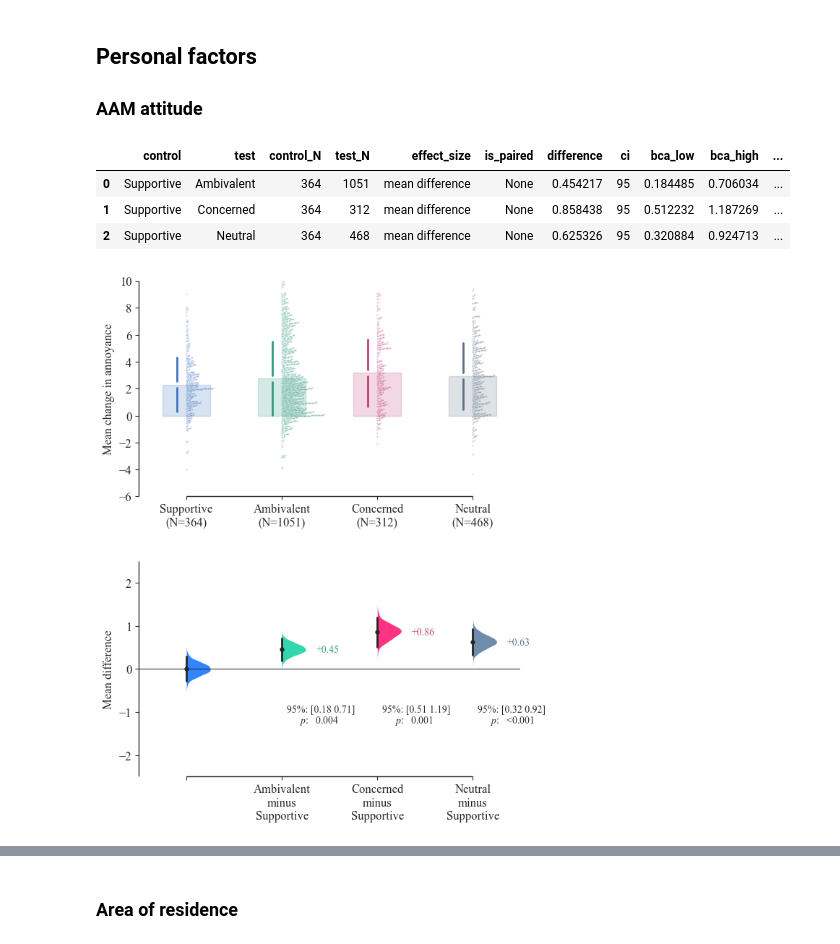
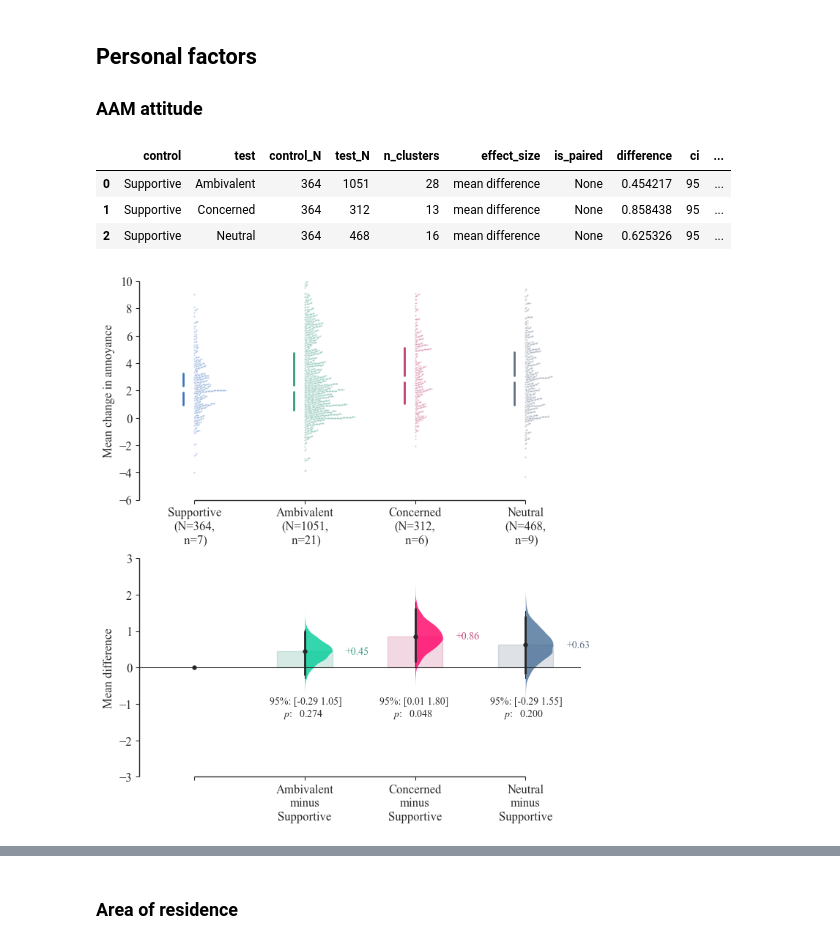
Before and after one commit to acoustics-code-salford/refmap-psychoacoustics, a Jupyter notebook: src/refmap_psychoacoustics/notebooks/refmap_listest2_analysis_dabest.ipynb, the cells around one changed output, grey strips where cells are left out. Saved outputs shown, nothing was run; the diff lists cells and outputs as text; code cells hidden in the pictures.

```diff
--- a/src/refmap_psychoacoustics/notebooks/refmap_listest2_analysis_dabest.ipynb
+++ b/src/refmap_psychoacoustics/notebooks/refmap_listest2_analysis_dabest.ipynb
@@ -1482,22 +1487,22 @@ dataloadBL.cohens_d.statistical_tests
 # assign data for processing
 dataloadBL = dabest.load(data=data[data['UASType'] == 'T150'], idx=sorted(list(data['UASEvents'].unique())),
                          x='UASEvents', y='dAnnoyance', paired='baseline',
-                         id_col='dummyID', resamples=5000, random_seed=303,
+                         id_col='dummyID', cluster_col='ID', resamples=5000, random_seed=303,
                          ps_adjust=True)
 
 # calculate effect sizes and plot
 fig, ax = plt.subplots(figsize=(5, 3))
 dataMD = dataloadBL.mean_diff.plot(custom_palette=mycolours,
-                                   contrast_bars=False,
+                                   group_summaries='median_quartiles',
+                                   contrast_bars=True,
+                                   contrast_paired_lines=False,
                                    raw_ylim=(-6, 10),
                                    raw_label="Mean change in annoyance",
                                    contrast_marker_size=3.5,
-                                   show_baseline_ec=True,
+                                   show_baseline_ec=False,
                                    contrast_kwargs={'alpha': 0.8},
-                                   delta_dot_kwargs={'size': 1, 'side': 'left',
-                                                     'alpha': 0.25, 'zorder': 1},
-                                   delta_text_kwargs={'y_coordinates': [1.8]*(len(data['UASEvents'].unique()) - 1)},
-                                   contrast_ylim=(-9, 9),
+                                   delta_dot=False,
+                                   contrast_ylim=(-1, 3),
                                    slopegraph_kwargs={'linewidth': 0.25,
                                                       'alpha': 0.25,
                                                       'jitter': 0.05},
@@ -1513,8 +1518,8 @@ contrast_ax = ax.contrast_axes
 # label results
 for ii, diff in enumerate(diffs):
     vals = display_round(diff[1:3], digits=2, floor=False)
-    contrast_ax.text(x=ii + 1.05, y=-5, s="95%: [" + " ".join(vals) + "]", fontsize=10)
-    contrast_ax.text(x=ii + 1.18, y=-6.25, s=r"$p$:   " + display_round(diff[3], digits=3), fontsize=10)
+    contrast_ax.text(x=ii + 0.68, y=-0.3, s="95%: [" + " ".join(vals) + "]", fontsize=10)
+    contrast_ax.text(x=ii + 0.8, y=-0.6, s=r"$p$:   " + display_round(diff[3], digits=3), fontsize=10)
 
 if saveplots:
 
@@ -1553,54 +1558,54 @@ data = data.loc[:, ['ID', 'StimID', 'AAMAttitude', 'dAnnoyance']]
 
 # assign data for processing
 dataload = dabest.load(data=data, idx=list(data['AAMAttitude'].cat.categories),
-                         x='AAMAttitude', y='dAnnoyance', resamples=5000, random_seed=303)
+                         x='AAMAttitude', y='dAnnoyance', cluster_col='ID', resamples=5000, random_seed=303)
 
 # calculate effect sizes and plot
-fig, ax = plt.subplots(figsize=(6.5, 4))
+fig, ax = plt.subplots(figsize=(7, 4))
 dataMD = dataload.mean_diff.plot(custom_palette=mycolours,
+                                 group_summaries='median_quartiles',
+                                 raw_bars=False,
                                  raw_marker_size=0.1,
                                  raw_alpha=0.25,
                                  raw_ylim=(-6, 10),
                                  raw_label="Mean change in annoyance",
                                  contrast_marker_size=3.5,
-                                 contrast_bars=False,
-                                 show_baseline_ec=True,
+                                 contrast_bars=True,
+                                 show_baseline_ec=False,
                                  contrast_kwargs={'alpha': 0.8},
-                                 delta_dot_kwargs={'size': 1, 'side': 'left',
-                                                    'alpha': 0.25, 'zorder': 1},
-                                 contrast_ylim=(-2.5, 2.5),
+                                 contrast_ylim=(-3, 3),
                                    ax=ax)
 
 diffs = dataload.mean_diff.statistical_tests[['difference',
                                               'bca_low',
                                               'bca_high',
                                               'pvalue_permutation']].values
 
 contrast_ax = ax.contrast_axes
 
 # label results
 for ii, diff in enumerate(diffs):
     vals = display_round(diff[1:3], digits=2, floor=False)
-    contrast_ax.text(x=ii + 1.05, y=-1, s="95%: [" + " ".join(vals) + "]", fontsize=10)
-    contrast_ax.text(x=ii + 1.18, y=-1.25, s=r"$p$:   " + display_round(diff[3], digits=3), fontsize=10)
+    contrast_ax.text(x=ii + 0.68, y=-1, s="95%: [" + " ".join(vals) + "]", fontsize=10)
+    contrast_ax.text(x=ii + 0.8, y=-1.35, s=r"$p$:   " + display_round(diff[3], digits=3), fontsize=10)
 
 if saveplots:
 
     filename = "dAnnoyAAMAttitudeDabest"
 
     plt.savefig(os.path.join(outFigPath, "svg", filename + ".svg"),
                 format='svg', bbox_inches='tight')
     plt.savefig(os.path.join(outFigPath, "pdf", filename + ".pdf"),
                 format='pdf', bbox_inches='tight')
 
 dataMD;
 dataload.mean_diff.statistical_tests
 # %% [output]
-|  | control | test | control_N | test_N | effect_size | is_paired | difference | ci | bca_low | bca_high | ... |
-| 0 | Supportive | Ambivalent | 364 | 1051 | mean difference | None | 0.454217 | 95 | 0.184485 | 0.706034 | ... |
-| 1 | Supportive | Concerned | 364 | 312 | mean difference | None | 0.858438 | 95 | 0.512232 | 1.187269 | ... |
-| 2 | Supportive | Neutral | 364 | 468 | mean difference | None | 0.625326 | 95 | 0.320884 | 0.924713 | ... |
+|  | control | test | control_N | test_N | n_clusters | effect_size | is_paired | difference | ci | ... |
+| 0 | Supportive | Ambivalent | 364 | 1051 | 28 | mean difference | None | 0.454217 | 95 | ... |
+| 1 | Supportive | Concerned | 364 | 312 | 13 | mean difference | None | 0.858438 | 95 | ... |
+| 2 | Supportive | Neutral | 364 | 468 | 16 | mean difference | None | 0.625326 | 95 | ... |
-[figure, old version]
+[figure, new version]
 # %%
 out = pd.concat([out, dataload.mean_diff.statistical_tests])
 # calculate and display Cohen's d
```
Also changed, not shown: parts of 48 cells of this notebook, 7 other files.
